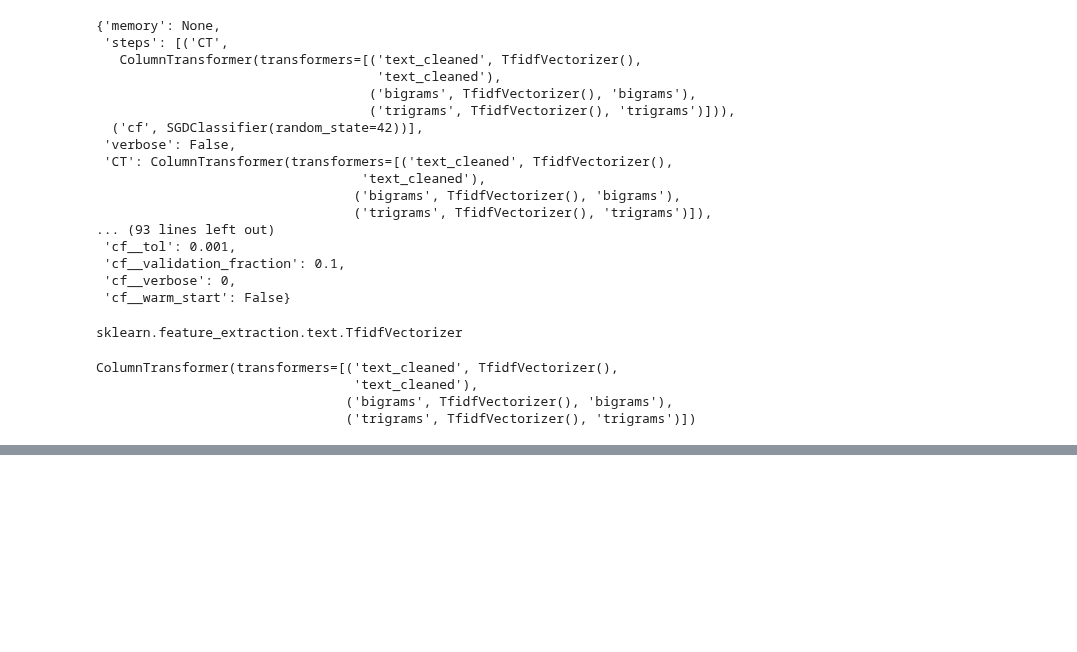
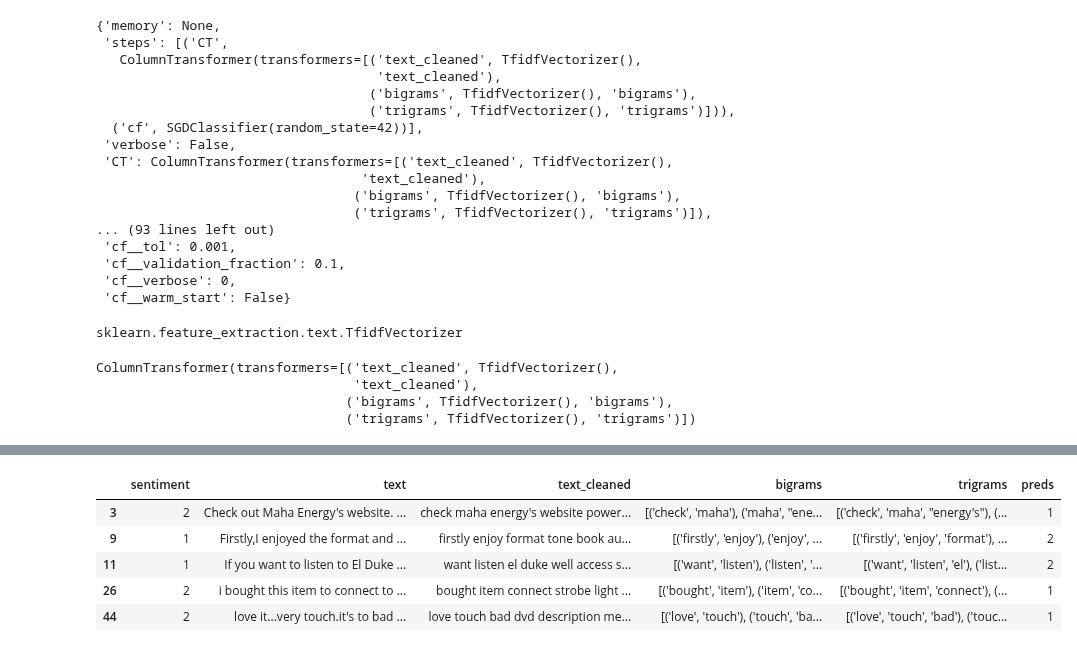
Before and after one commit to ThomasHChapman/classifying_user_reviews, a Jupyter notebook: working_notebooks/modeling_nb.ipynb, the cells around one changed output, grey strips where cells are left out. Cells and saved outputs as stored; diff of their text form; code cells hidden in the pictures; blank space fills up the shorter version.

```diff
--- a/working_notebooks/modeling_nb.ipynb
+++ b/working_notebooks/modeling_nb.ipynb
@@ -734,0 +794,2 @@ The XXXX model ended up performing best on the test data, so I selected it as th
+# %%
+yhat_test = logreg_trigram_pipe.predict(X_test_trigrams)
@@ -734,0 +833,12 @@ The XXXX model ended up performing best on the test data, so I selected it as th
+# %%
+df_test['preds'] = list(yhat_test)
+# %%
+pd.set_option("max_colwidth", None)
+df_test[df_test['preds'] != df_test['sentiment']].head()
+# %% [output]
+|  | sentiment | text | text_cleaned | bigrams | trigrams | preds |
+| 3 | 2 | Check out Maha Energy's website. ... | check maha energy's website power... | [('check', 'maha'), ('maha', "ene... | [('check', 'maha', "energy's"), (... | 1 |
+| 9 | 1 | Firstly,I enjoyed the format and ... | firstly enjoy format tone book au... | [('firstly', 'enjoy'), ('enjoy', ... | [('firstly', 'enjoy', 'format'), ... | 2 |
+| 11 | 1 | If you want to listen to El Duke ... | want listen el duke well access s... | [('want', 'listen'), ('listen', '... | [('want', 'listen', 'el'), ('list... | 2 |
+| 26 | 2 | i bought this item to connect to ... | bought item connect strobe light ... | [('bought', 'item'), ('item', 'co... | [('bought', 'item', 'connect'), (... | 1 |
+| 44 | 2 | love it...very touch.it's to bad ... | love touch bad dvd description me... | [('love', 'touch'), ('touch', 'ba... | [('love', 'touch', 'bad'), ('touc... | 1 |
```
Also changed, not shown: parts of 36 cells of this notebook.
